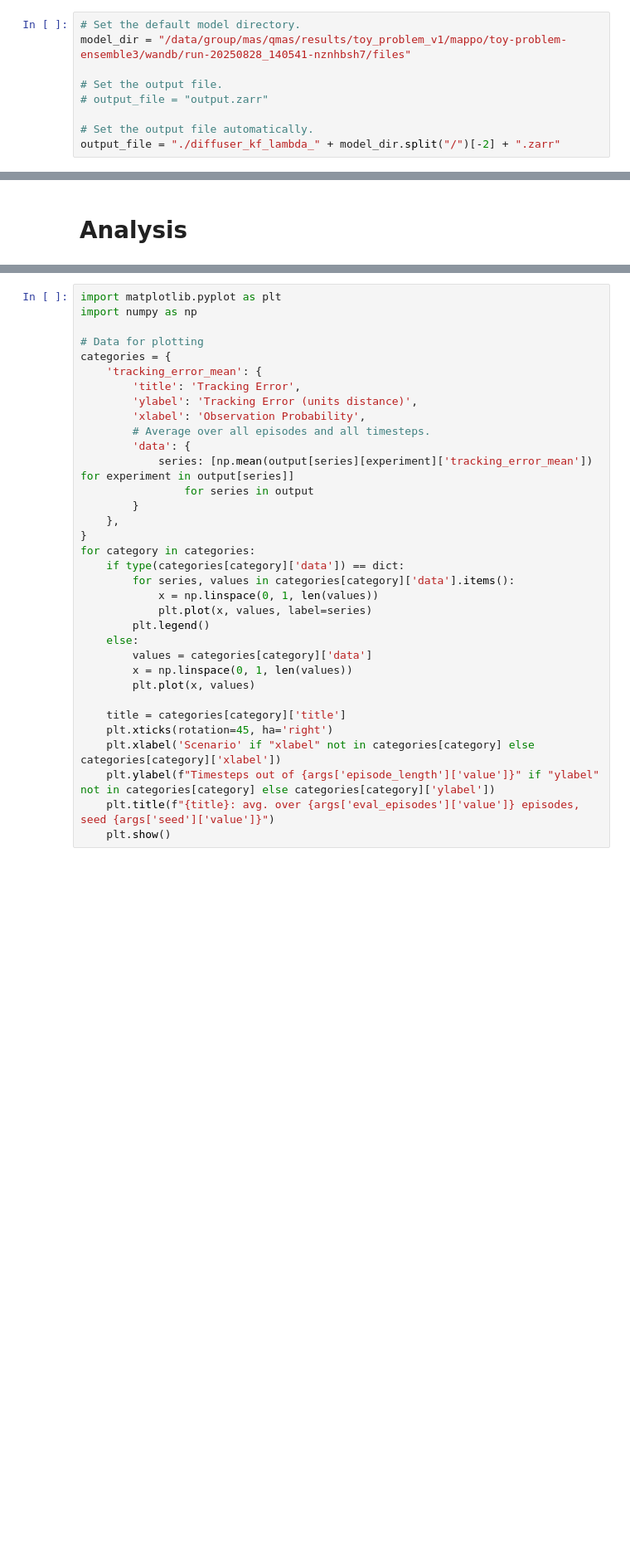
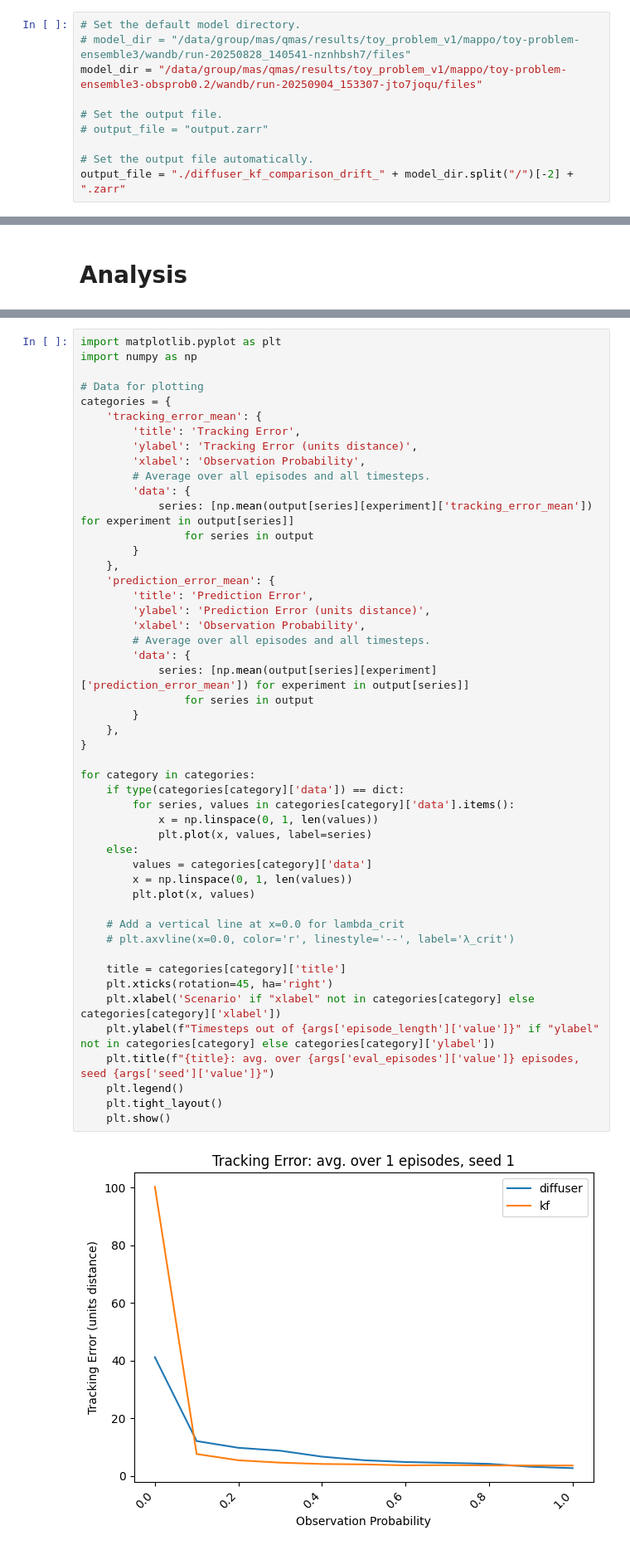
Before and after one commit to NU-IDEAS-Lab/qmas, a Jupyter notebook: scripts/eval_diffuser_lambda.ipynb, the cells around one changed output, grey strips where cells are left out. Shown: that part at 83% size. Drawn from its saved outputs; the diff is of its cells as text; blank space fills up the shorter version.

```diff
--- a/scripts/eval_diffuser_lambda.ipynb
+++ b/scripts/eval_diffuser_lambda.ipynb
@@ -6,13 +6,14 @@ This file performs evaluation of the diffusion-based predictor, stores results i
 ## Configuration
 # %%
 # Set the default model directory.
-model_dir = "/data/group/mas/qmas/results/toy_problem_v1/mappo/toy-problem-ensemble3/wandb/run-20250828_140541-nznhbsh7/files"
+# model_dir = "/data/group/mas/qmas/results/toy_problem_v1/mappo/toy-problem-ensemble3/wandb/run-20250828_140541-nznhbsh7/files"
+model_dir = "/data/group/mas/qmas/results/toy_problem_v1/mappo/toy-problem-ensemble3-obsprob0.2/wandb/run-20250904_153307-jto7joqu/files"
 
 # Set the output file.
 # output_file = "output.zarr"
 
 # Set the output file automatically.
-output_file = "./diffuser_kf_lambda_" + model_dir.split("/")[-2] + ".zarr"
+output_file = "./diffuser_kf_comparison_drift_" + model_dir.split("/")[-2] + ".zarr"
 # %% [markdown]
 ## Setup
 # %%
@@ -140,31 +216,48 @@ import numpy as np
 
 # Data for plotting
 categories = {
     'tracking_error_mean': {
         'title': 'Tracking Error',
         'ylabel': 'Tracking Error (units distance)',
         'xlabel': 'Observation Probability',
         # Average over all episodes and all timesteps.
         'data': {
             series: [np.mean(output[series][experiment]['tracking_error_mean']) for experiment in output[series]]
                 for series in output
         }
     },
+    'prediction_error_mean': {
+        'title': 'Prediction Error',
+        'ylabel': 'Prediction Error (units distance)',
+        'xlabel': 'Observation Probability',
+        # Average over all episodes and all timesteps.
+        'data': {
+            series: [np.mean(output[series][experiment]['prediction_error_mean']) for experiment in output[series]]
+                for series in output
+        }
+    },
 }
+
 for category in categories:
     if type(categories[category]['data']) == dict:
         for series, values in categories[category]['data'].items():
             x = np.linspace(0, 1, len(values))
             plt.plot(x, values, label=series)
-        plt.legend()
     else:
         values = categories[category]['data']
         x = np.linspace(0, 1, len(values))
         plt.plot(x, values)
+
+    # Add a vertical line at x=0.0 for lambda_crit
+    # plt.axvline(x=0.0, color='r', linestyle='--', label='λ_crit')
 
     title = categories[category]['title']
     plt.xticks(rotation=45, ha='right')
     plt.xlabel('Scenario' if "xlabel" not in categories[category] else categories[category]['xlabel'])
     plt.ylabel(f"Timesteps out of {args['episode_length']['value']}" if "ylabel" not in categories[category] else categories[category]['ylabel'])
     plt.title(f"{title}: avg. over {args['eval_episodes']['value']} episodes, seed {args['seed']['value']}")
+    plt.legend()
+    plt.tight_layout()
     plt.show()
+# %% [output]
+[figure, added]
```
Also changed, not shown: parts of 4 cells of this notebook, 2 other files.
